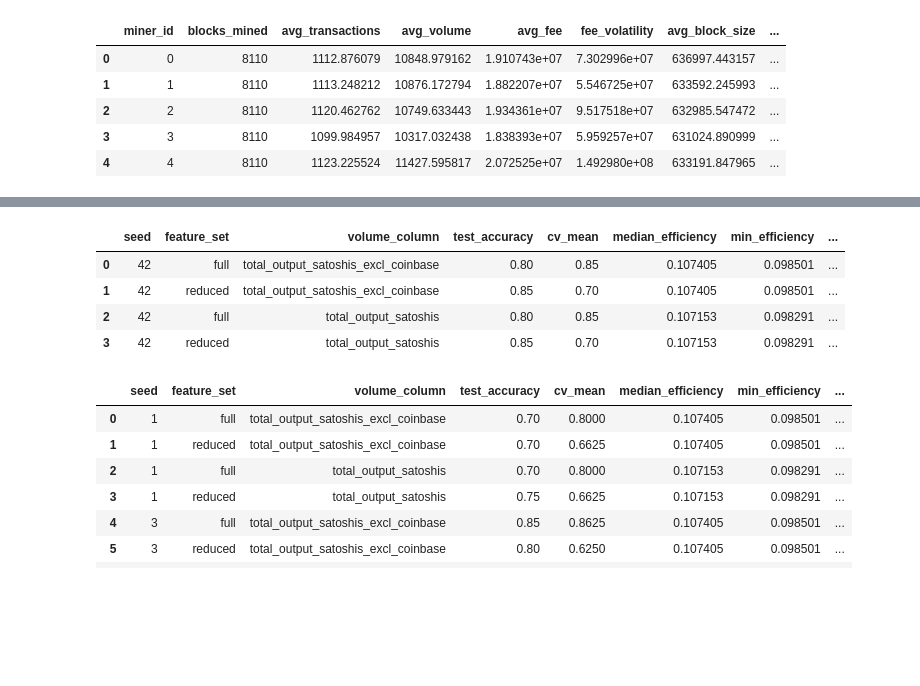
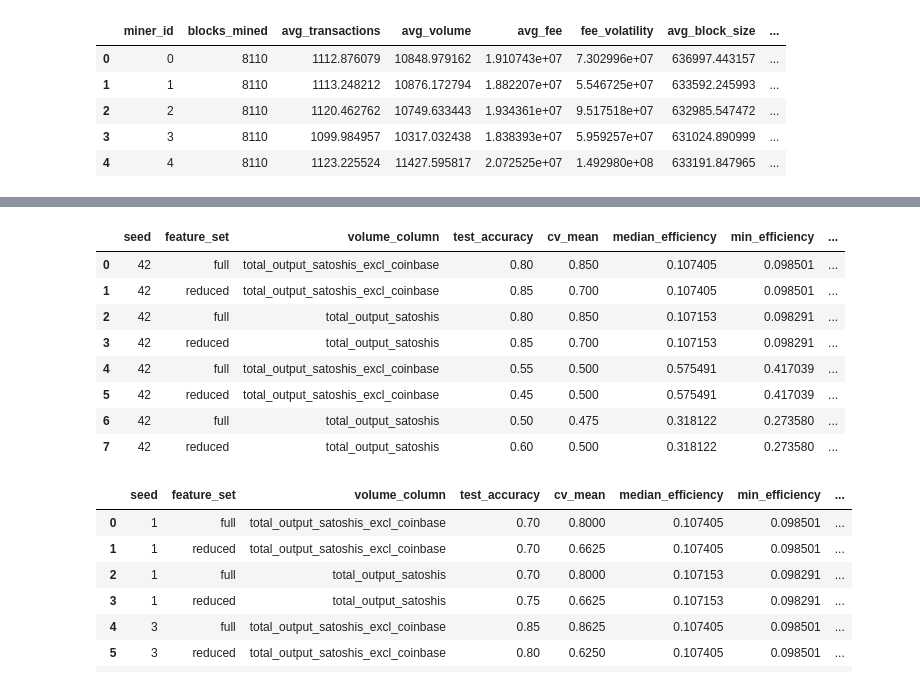
Before and after one commit to Kwokym111/poai_simulation, a Jupyter notebook: src/preprocess.ipynb, the cells around one changed output, grey strips where cells are left out. Drawn from its saved outputs; the diff is of its cells as text; code cells hidden in the pictures; blank space fills up the shorter version.

Commit message:
added zero value filling and option for efficiency definition selection

```diff
--- a/src/preprocess.ipynb
+++ b/src/preprocess.ipynb
@@ -15,0 +49,14 @@ df.head()
+# %%
+def clean_zero_volume(df, column, patch=True):
+    """
+    patch=True  -> replace any 0 values in `column` with the column median (like Ethan's missing-value handling)
+    patch=False -> leave the data exactly as it is now (current behavior)
+    """
+    df_cleaned = df.copy()
+    if patch:
+        df_cleaned[column] = df_cleaned[column].replace(0, np.nan)
+        df_cleaned[column] = df_cleaned[column].fillna(df_cleaned[column].median())
+        print(f"Patched {(df[column] == 0).sum()} zero-value row(s) in '{column}'")
+    return df_cleaned
+# %%
+df = clean_zero_volume(df=df, column='total_output_satoshis', patch=True)
@@ -72,7 +141,7 @@ def preprocess(df, volume_column):
 
     return miner_df
 # %%
-miner_df = preprocess(df, "total_output_satoshis")
+miner_df = preprocess(df, "total_output_satoshis", "mean_of_ratios")
 miner_df.head()
 # %% [output]
 |  | miner_id | blocks_mined | avg_transactions | avg_volume | avg_fee | fee_volatility | avg_block_size | ... |
@@ -179,6 +248,6 @@ train_and_test(miner_df, 42, "full")
 # %%
-def preprocess_and_test(df, seed, volume_column, feature_set):
-    miner_df = preprocess(df, volume_column)
+def preprocess_and_test(df, seed, volume_column, efficiency_definition, feature_set):
+    miner_df = preprocess(df, volume_column, efficiency_definition)
     results = train_and_test(miner_df, seed, feature_set)
     full_results = {
         "seed": seed,
@@ -191,19 +260,30 @@ def preprocess_and_test(df, seed, volume_column, feature_set):
 # %%
 results_df = []
 
-results_df.append(preprocess_and_test(df, 42, "total_output_satoshis_excl_coinbase", "full"))
-results_df.append(preprocess_and_test(df, 42, "total_output_satoshis_excl_coinbase", "reduced"))
-results_df.append(preprocess_and_test(df, 42, "total_output_satoshis", "full"))
-results_df.append(preprocess_and_test(df, 42, "total_output_satoshis", "reduced"))
+# Ratio of Means
+results_df.append(preprocess_and_test(df, 42, "total_output_satoshis_excl_coinbase", "ratio_of_means", "full"))
+results_df.append(preprocess_and_test(df, 42, "total_output_satoshis_excl_coinbase", "ratio_of_means", "reduced"))
+results_df.append(preprocess_and_test(df, 42, "total_output_satoshis", "ratio_of_means", "full"))
+results_df.append(preprocess_and_test(df, 42, "total_output_satoshis", "ratio_of_means", "reduced"))
+
+# Mean of Ratios
+results_df.append(preprocess_and_test(df, 42, "total_output_satoshis_excl_coinbase", "mean_of_ratios", "full"))
+results_df.append(preprocess_and_test(df, 42, "total_output_satoshis_excl_coinbase", "mean_of_ratios", "reduced"))
+results_df.append(preprocess_and_test(df, 42, "total_output_satoshis", "mean_of_ratios", "full"))
+results_df.append(preprocess_and_test(df, 42, "total_output_satoshis", "mean_of_ratios", "reduced"))
 
 final_results = pd.concat(results_df, ignore_index=True)
 final_results
 # %% [output]
 |  | seed | feature_set | volume_column | test_accuracy | cv_mean | median_efficiency | min_efficiency | ... |
-| 0 | 42 | full | total_output_satoshis_excl_coinbase | 0.80 | 0.85 | 0.107405 | 0.098501 | ... |
-| 1 | 42 | reduced | total_output_satoshis_excl_coinbase | 0.85 | 0.70 | 0.107405 | 0.098501 | ... |
-| 2 | 42 | full | total_output_satoshis | 0.80 | 0.85 | 0.107153 | 0.098291 | ... |
-| 3 | 42 | reduced | total_output_satoshis | 0.85 | 0.70 | 0.107153 | 0.098291 | ... |
+| 0 | 42 | full | total_output_satoshis_excl_coinbase | 0.80 | 0.850 | 0.107405 | 0.098501 | ... |
+| 1 | 42 | reduced | total_output_satoshis_excl_coinbase | 0.85 | 0.700 | 0.107405 | 0.098501 | ... |
+| 2 | 42 | full | total_output_satoshis | 0.80 | 0.850 | 0.107153 | 0.098291 | ... |
+| 3 | 42 | reduced | total_output_satoshis | 0.85 | 0.700 | 0.107153 | 0.098291 | ... |
+| 4 | 42 | full | total_output_satoshis_excl_coinbase | 0.55 | 0.500 | 0.575491 | 0.417039 | ... |
+| 5 | 42 | reduced | total_output_satoshis_excl_coinbase | 0.45 | 0.500 | 0.575491 | 0.417039 | ... |
+| 6 | 42 | full | total_output_satoshis | 0.50 | 0.475 | 0.318122 | 0.273580 | ... |
+| 7 | 42 | reduced | total_output_satoshis | 0.60 | 0.500 | 0.318122 | 0.273580 | ... |
 # %%
 seeds = [1, 3, 15, 17, 25, 29, 30, 36, 42, 50, 51, 67, 100]
 diff_seed_results_df = []
```
Also changed, not shown: parts of 7 cells of this notebook.
